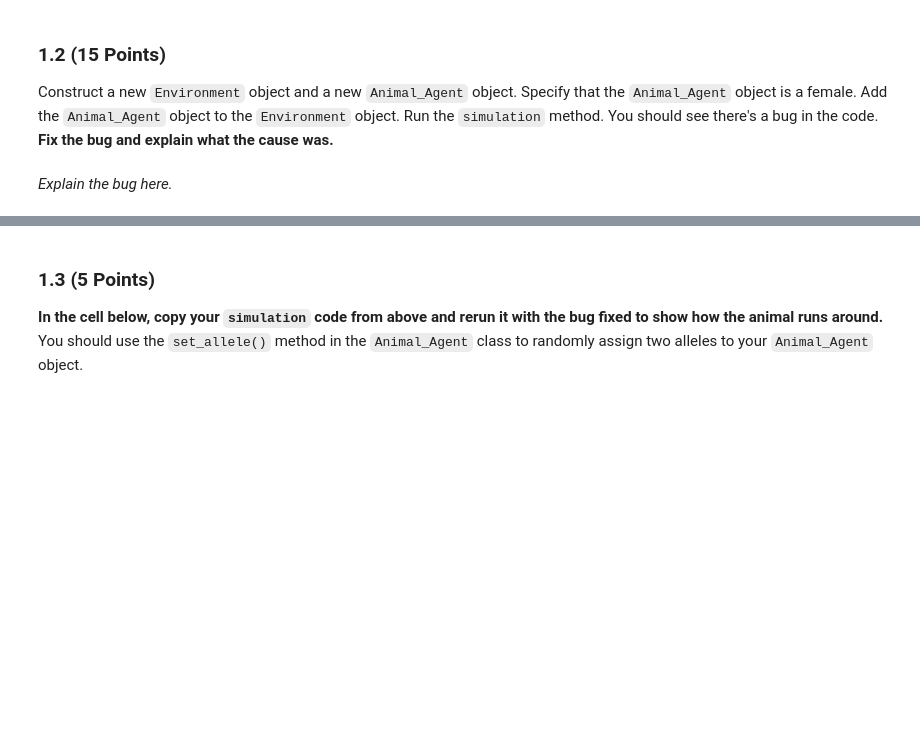
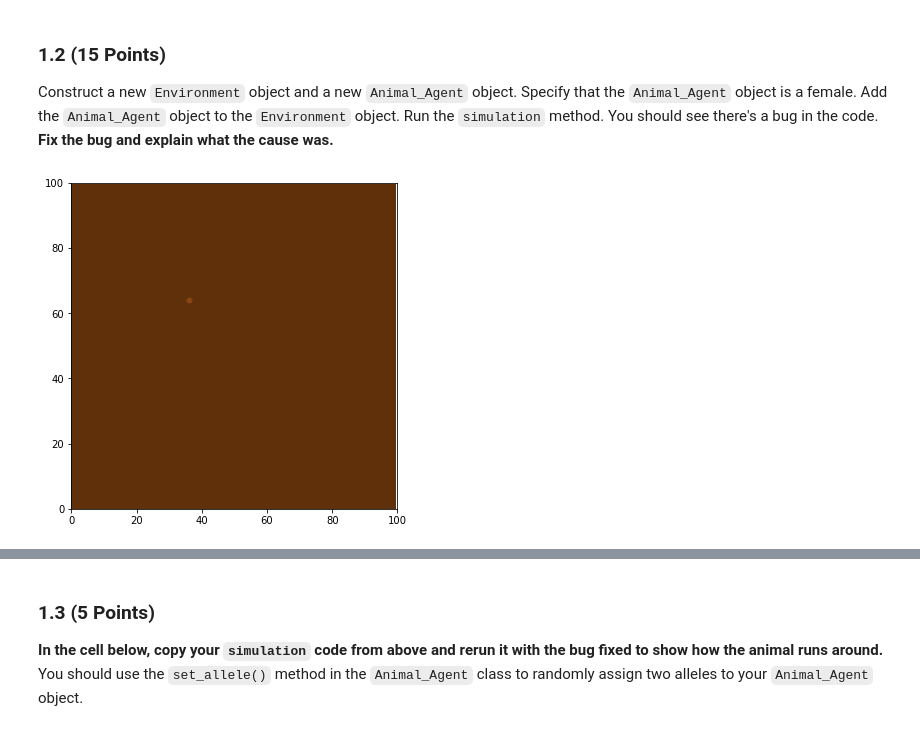
Before and after one commit to JialinQiu/CMSE202-s23-turnin, a Jupyter notebook: hw-03/HW3_ABMs_JialinQiu.ipynb, the cells around one changed output, grey strips where cells are left out. Saved outputs shown, nothing was run; the diff lists cells and outputs as text; code cells hidden in the pictures; blank space fills up the shorter version.

Commit message:
Finished part 1. Commit the notebook and the modified Environment.py notebook.

```diff
--- a/hw-03/HW3_ABMs_JialinQiu.ipynb
+++ b/hw-03/HW3_ABMs_JialinQiu.ipynb
@@ -73,2 +77,7 @@ Construct a new `Environment` object and a new `Animal_Agent` object. Specify th
-# %% [markdown]
-*Explain the bug here.*
+# %%
+environment = Environment()
+animal_1 = Animal_Agent(sex="F")
+environment.add_agent(animal_1)
+environment.simulate(5)
+# %% [output]
+[figure, added]
```
Also changed, not shown: parts of 11 cells of this notebook, 2 other files.
